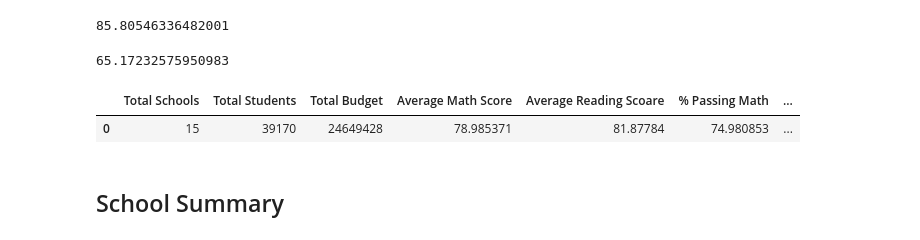
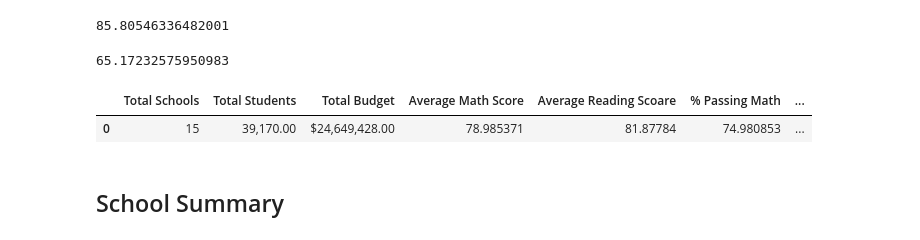
Before and after one commit to j1candel/pandas-challenge, a Jupyter notebook: PyCitySchools/.ipynb, the cells around one changed output. Saved outputs shown, nothing was run; the diff lists cells and outputs as text; code cells hidden in the pictures.

```diff
--- a/PyCitySchools/.ipynb
+++ b/PyCitySchools/.ipynb
@@ -114,18 +114,21 @@ passing_both_percentage_df
 # %%
 #Putting all the summarized variables in a Data Frame
 summary_df=pd.DataFrame({'Total Schools':[total_schools_number_df],
                         'Total Students':[total_students_number_df],
                         'Total Budget':[school_budget_df],
                         'Average Math Score':[average_math_df],
                         'Average Reading Scoare':[average_reading_df],
                         '% Passing Math':[passing_math_percentage_df],
                         '% Passing Reading':[passing_reading_percentage_df],
                         '% Overall Passing':[passing_both_percentage_df]})
 summary_df.index.name = None
+#df [ "NAME OF COLUMN"] = df [ "NAME OF COLUMN"].map("${:,.2f}".format)
+summary_df['Total Students']=summary_df['Total Students'].map("{:,.2f}".format)
+summary_df['Total Budget']=summary_df['Total Budget'].map("${:,.2f}".format)
 summary_df
 # %% [output]
 |  | Total Schools | Total Students | Total Budget | Average Math Score | Average Reading Scoare | % Passing Math | ... |
-| 0 | 15 | 39170 | 24649428 | 78.985371 | 81.87784 | 74.980853 | ... |
+| 0 | 15 | 39,170.00 | $24,649,428.00 | 78.985371 | 81.87784 | 74.980853 | ... |
 # %% [markdown]
 ## School Summary
 # %% [markdown]
```
Also changed, not shown: parts of 8 cells of this notebook.
